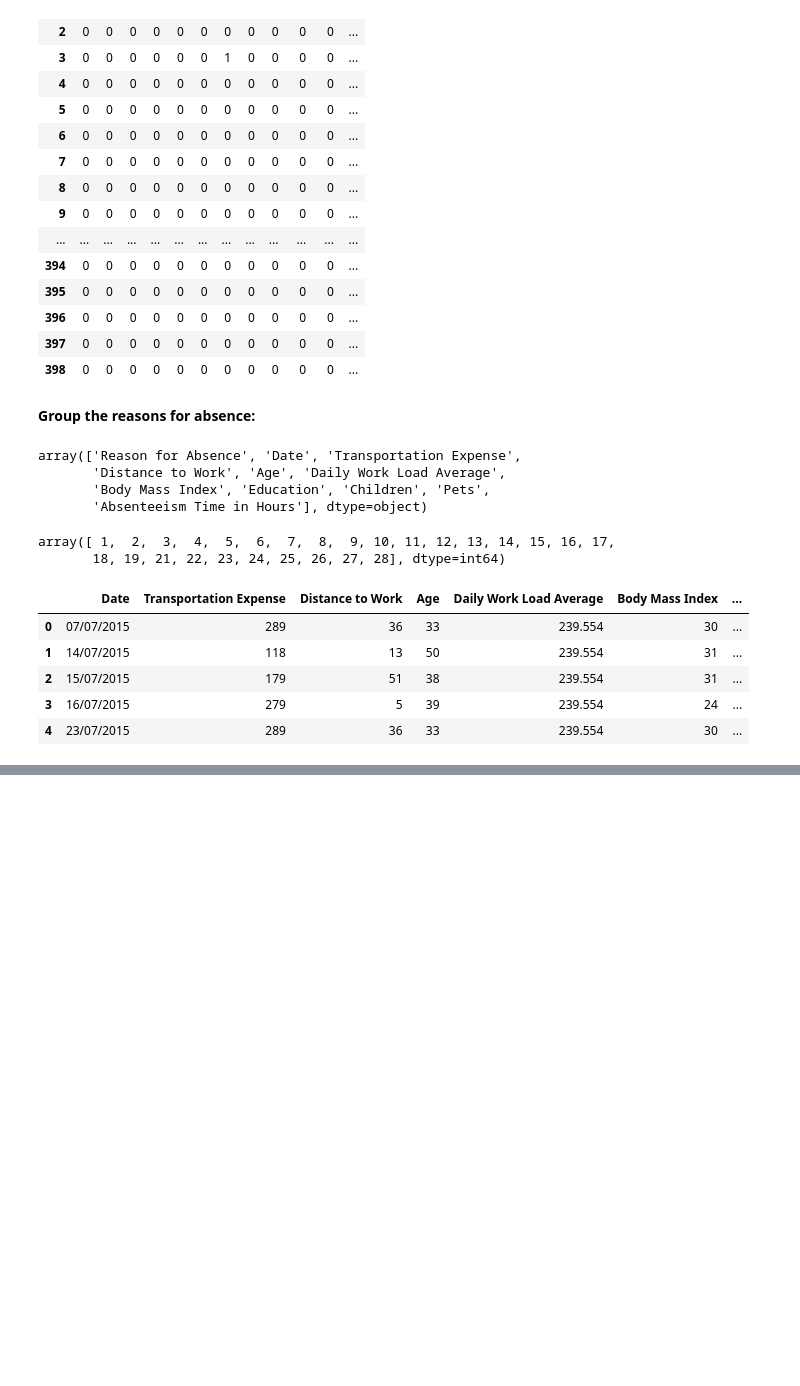
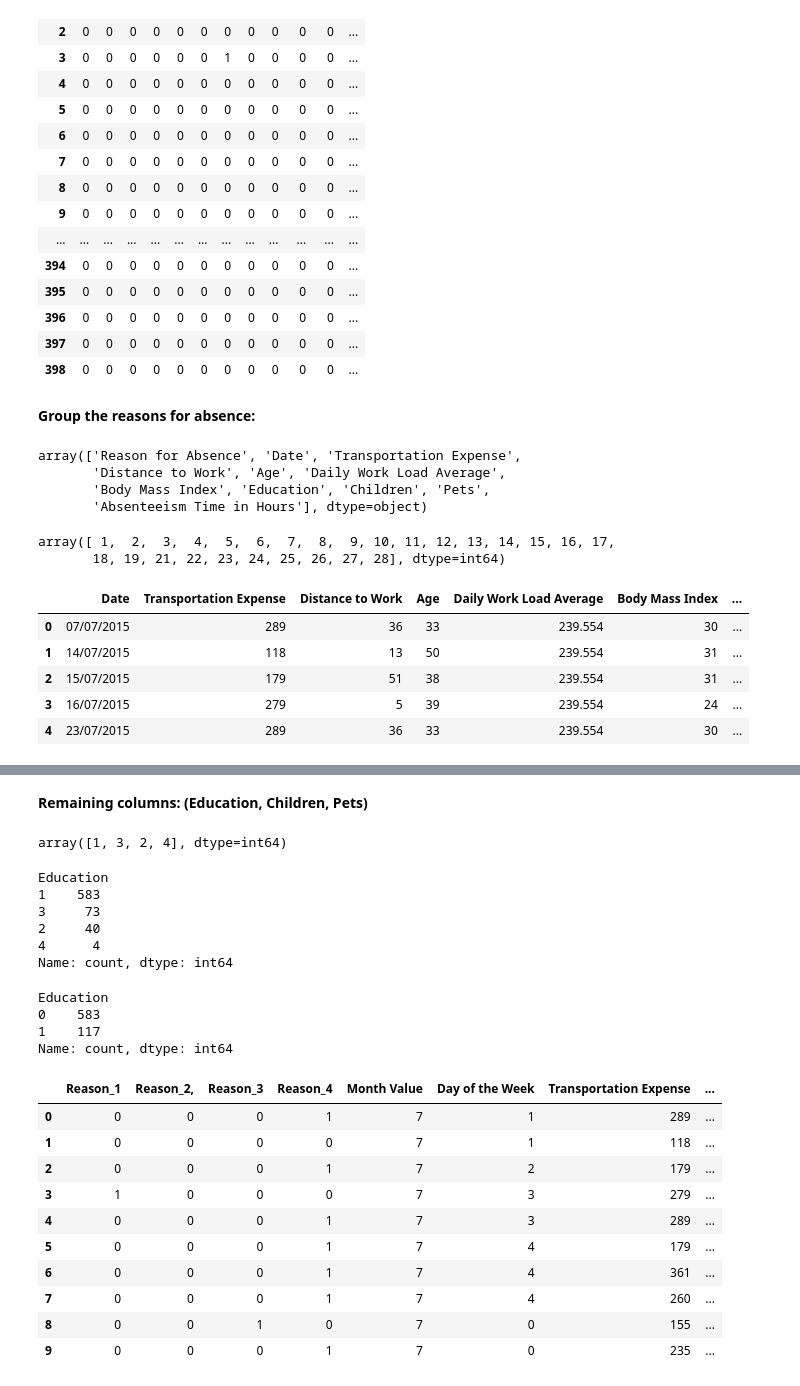
Before and after one commit to ankastankovic98/Absenteeism, a Jupyter notebook: DataPreprocessing.ipynb, the cells around one changed output, grey strips where cells are left out. Saved outputs shown, nothing was run; the diff lists cells and outputs as text; code cells hidden in the pictures; blank space fills up the shorter version.

```diff
--- a/DataPreprocessing.ipynb
+++ b/DataPreprocessing.ipynb
@@ -163,0 +267,10 @@ reason_1 = reasons_columns.loc[:, 22:].max(axis=1)
+# %%
+column_names_upd = ['Reason_1', 'Reason_2,', 'Reason_3', 'Reason_4',
+                    'Month Value','Day of the Week', 'Transportation Expense',
+                    'Distance to Work', 'Age', 'Daily Work Load Average', 'Body Mass Index',
+                    'Education', 'Children', 'Pets', 'Absenteeism Time in Hours']
+# %%
+df_reason_mod = df_reason_mod[column_names_upd]
+#df_reason_mod.head()
+# %%
+df_reason_date_mod = df_reason_mod.copy()
@@ -163,0 +297,39 @@ reason_1 = reasons_columns.loc[:, 22:].max(axis=1)
+# %% [markdown]
+**Remaining columns: (Education, Children, Pets)**
+# %%
+df_reason_date_mod['Education'].unique()
+# %% [output]
+array([1, 3, 2, 4], dtype=int64)
+# %%
+df_reason_date_mod['Education'].value_counts()
+# %% [output]
+Education
+1    583
+3     73
+2     40
+4      4
+Name: count, dtype: int64
+# %%
+df_reason_date_mod['Education'] = df_reason_date_mod['Education'].map({1:0, 2:1, 3:1, 4:1})
+# %%
+df_reason_date_mod['Education'].value_counts()
+# %% [output]
+Education
+0    583
+1    117
+Name: count, dtype: int64
+# %%
+df_preprocessed = df_reason_date_mod.copy()
+df_preprocessed.head(10)
+# %% [output]
+|  | Reason_1 | Reason_2, | Reason_3 | Reason_4 | Month Value | Day of the Week | Transportation Expense | ... |
+| 0 | 0 | 0 | 0 | 1 | 7 | 1 | 289 | ... |
+| 1 | 0 | 0 | 0 | 0 | 7 | 1 | 118 | ... |
+| 2 | 0 | 0 | 0 | 1 | 7 | 2 | 179 | ... |
+| 3 | 1 | 0 | 0 | 0 | 7 | 3 | 279 | ... |
+| 4 | 0 | 0 | 0 | 1 | 7 | 3 | 289 | ... |
+| 5 | 0 | 0 | 0 | 1 | 7 | 4 | 179 | ... |
+| 6 | 0 | 0 | 0 | 1 | 7 | 4 | 361 | ... |
+| 7 | 0 | 0 | 0 | 1 | 7 | 4 | 260 | ... |
+| 8 | 0 | 0 | 1 | 0 | 7 | 0 | 155 | ... |
+| 9 | 0 | 0 | 0 | 1 | 7 | 0 | 235 | ... |
```
Also changed, not shown: parts of 33 cells of this notebook.
